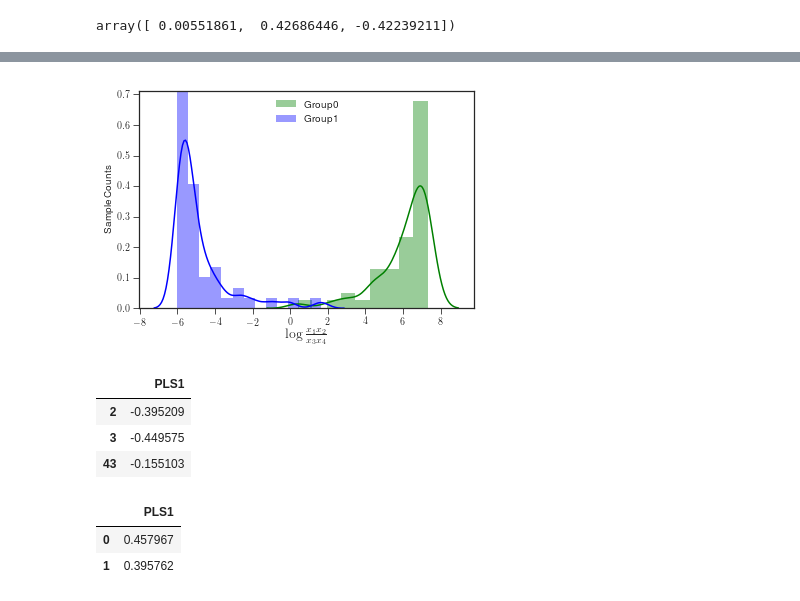
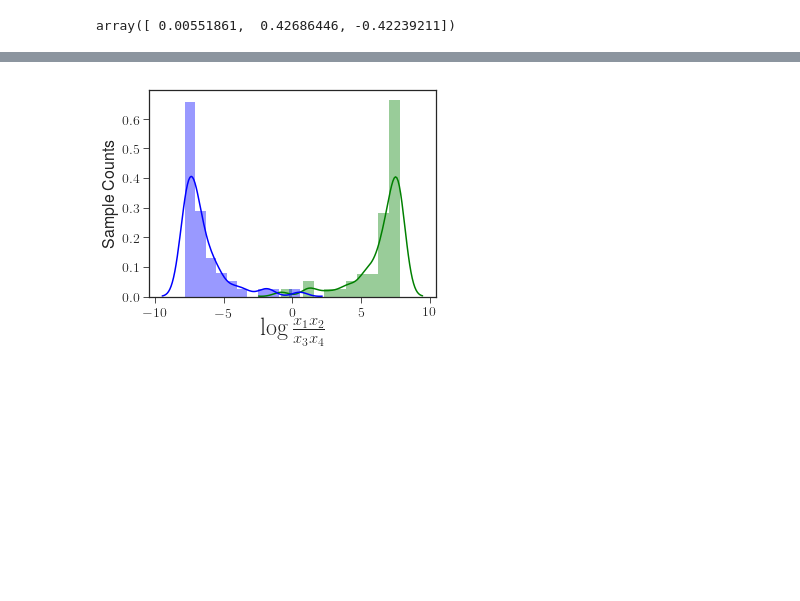
Before and after one commit to mortonjt/pls-balances, a Jupyter notebook: pls_balances/ipynb/simulation.ipynb, the cells around one changed output, grey strips where cells are left out. Cells and saved outputs as stored; diff of their text form; code cells hidden in the pictures; blank space fills up the shorter version.

```diff
--- a/pls_balances/ipynb/simulation.ipynb
+++ b/pls_balances/ipynb/simulation.ipynb
@@ -204,25 +218,15 @@ pls_balance = (np.log(microbial_table.loc[:, num.index] + 1).mean(axis=1) -
                np.log(microbial_table.loc[:, denom.index] + 1).mean(axis=1))
 # %%
 y = 'pls_balance'
-fig = plt.figure()
+fig, ax = plt.subplots(figsize=(5, 4))
 sns.distplot(pls_balance[metadata.Group==0], label=r'Group0', color='g')
 sns.distplot(pls_balance[metadata.Group==1], label=r'Group1', color='b')
-plt.ylabel('Sample Counts')
-plt.legend()
-plt.xlabel(r'$\log \frac{x_1 x_2}{x_3 x_4}$', fontsize=14)
+ax.set_ylabel('Sample Counts', fontsize=16)
+#plt.legend()
+ax.set_xlabel(r'$\log \frac{x_1 x_2}{x_3 x_4}$', fontsize=24)
+ax.tick_params(labelsize=14)
+
+plt.tight_layout()
 fig.savefig('../results/figures/figure_1e.pdf')
 # %% [output]
-[figure, old version]
+[figure, new version]
-# %%
-denom
-# %% [output]
-|  | PLS1 |
-| 2 | -0.395209 |
-| 3 | -0.449575 |
-| 43 | -0.155103 |
-# %%
-num
-# %% [output]
-|  | PLS1 |
-| 0 | 0.457967 |
-| 1 | 0.395762 |
```
Also changed, not shown: parts of 5 cells of this notebook, 3 other files.
